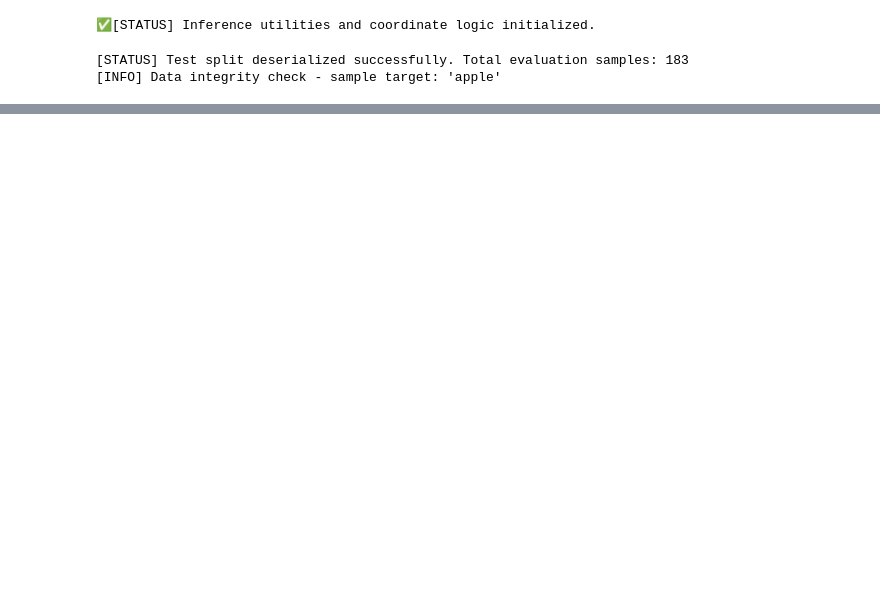
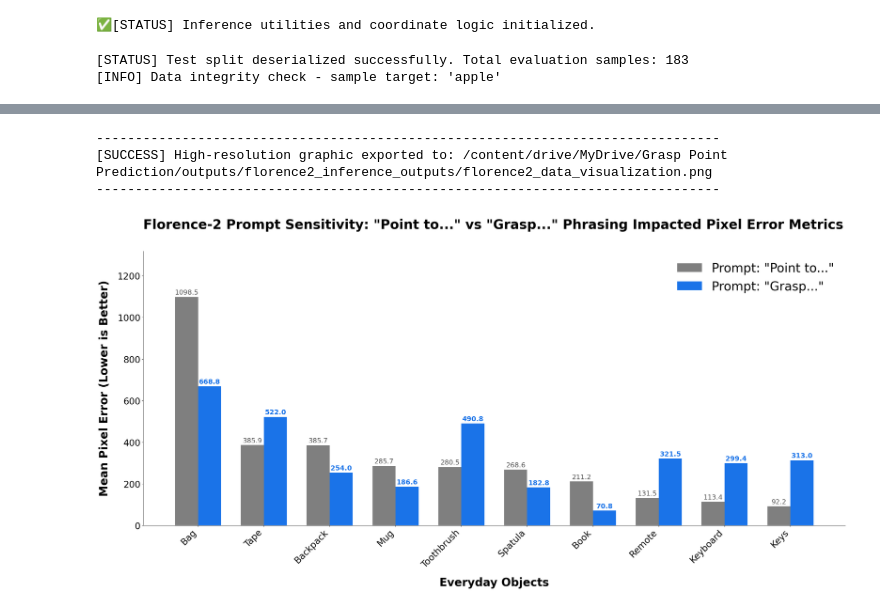
Before and after one commit to priyagautham28/grasp-point-prediction, a Jupyter notebook: notebooks/Florence2_Inference.ipynb, the cells around one changed output, grey strips where cells are left out. Drawn from its saved outputs; the diff is of its cells as text; code cells hidden in the pictures; blank space fills up the shorter version.

```diff
--- a/notebooks/Florence2_Inference.ipynb
+++ b/notebooks/Florence2_Inference.ipynb
@@ -499,29 +551,34 @@ for row in samples:
 # %%
 
 # ============================================================================================
-# Cell 9: Edge-Case Identification and Model Failure Characterization
+# Cell 10: Edge-Case Identification and Model Failure Characterization
 # ============================================================================================
-import pandas as pd
-
 if len(results) > 0:
     df_analysis = pd.DataFrame(results)
 
-    # Threshold exceeds the functionally acceptable radius for robotic manipulation.
+    # Instances where pixel error exceeds the functionally acceptable radius for robotic manipulation.
     threshold_failures = df_analysis[df_analysis['success_rate'] == 0]
 
-    print(f"[REPORT] Aggregate Threshold Failures (>50px error): {len(threshold_failures)}")
+    print(f"\n{' FAILURE CHARACTERIZATION REPORT '.center(TOTAL_WIDTH, '=')}\n")
+    print(f"[REPORT] Aggregate Threshold Failures (>50px error): {len(threshold_failures)} / {len(df_analysis)} samples")
 
     if not threshold_failures.empty:
         # Failure distribution analysis identifies systemic class-level bottlenecks.
+        # Top 5 Systemic Class Bottlenecks:
         print("\n[ANALYSIS] Distribution of class-specific localization failures:")
-        print(threshold_failures['label'].value_counts())
+        bottlenecks = threshold_failures['label'].value_counts().head(5)
+        for label, count in bottlenecks.items():
+            print(f"  -> {label.capitalize()}: {count} failures")
 
+        # Top 10 Diagnostic Edge-Cases
         print("\n[LOG] Diagnostic review candidates (Highest Error First):")
         worst_performers = threshold_failures.sort_values(by='avg_pixel_error', ascending=False)
 
         for _, row in worst_performers.head(10).iterrows():
             img_name = os.path.basename(row['image_path'])
-            print(f" - {img_name} ({row['label']}): Avg Error {row['avg_pixel_error']}px")
+            print(f" - {img_name:<16} (Target: {row['label']:<10}): Avg Error {row['avg_pixel_error']:>7.2f}px | Prompt Shift: {row['prompt_sensitivity']:>6.2f}px")
+
+    print(f"\n{CLI_SEP}\n")
 else:
     print("[CRITICAL WARNING] No successful results to analyze.")
 # %% [output]
@@ -632,0 +861,58 @@ print(f"[STATUS] Technical PDF report synthesized successfully: {PDF_PATH}")
+# %%
+
+# ============================================================================================
+# Cell 14: Data Visualization
+# ============================================================================================
+# Command Line Interface separator
+CLI_SEPARATOR = "-" * 80
+
+category_summary = df_analysis.groupby('label').agg(
+    avg_point=('pixel_error_point', 'mean'),
+    avg_grasp=('pixel_error_grasp', 'mean')
+).reset_index()
+
+category_summary['diff'] = abs(category_summary['avg_point'] - category_summary['avg_grasp'])
+top_10_variance = category_summary.sort_values(by='diff', ascending=False).head(10)
+
+top_categories = top_10_variance.sort_values(by='avg_point', ascending=False)
+
+labels = top_categories['label'].tolist()
+point_errs = top_categories['avg_point'].tolist()
+grasp_errs = top_categories['avg_grasp'].tolist()
+
+x = np.arange(len(labels))
+width = 0.35
+
+fig, ax = plt.subplots(figsize=(28, 14))
+rects1 = ax.bar(x - width/2, point_errs, width, label='Prompt: "Point to..."', color='#7F7F7F')
+rects2 = ax.bar(x + width/2, grasp_errs, width, label='Prompt: "Grasp..."', color='#1A73E8')
+
+headline_chart = ('Florence-2 Prompt Sensitivity: "Point to..." vs "Grasp..." Phrasing Impacted Pixel Error Metrics\n')
+
+ax.set_title(headline_chart, fontsize=35, fontweight='bold', loc='left', pad=20)
+ax.set_ylabel('Mean Pixel Error (Lower is Better)', fontsize=30, fontweight='bold', labelpad=20)
+ax.set_xlabel('Everyday Objects', fontsize=30, fontweight='bold', labelpad=20)
+ax.set_xticks(x)
+ax.tick_params(axis='both', labelsize=24)
+ax.set_xticklabels([label.capitalize() for label in labels], fontsize=24, rotation=45, ha='right')
+ax.spines['top'].set_visible(False)
+ax.spines['right'].set_visible(False)
+ax.legend(frameon=False, fontsize=33)
+ax.bar_label(rects1, padding=3, fmt='%.1f', color='#555555', fontsize=18)
+ax.bar_label(rects2, padding=3, fmt='%.1f', color='#1A73E8', fontweight='bold', fontsize=18)
+ax.set_ylim(0, max(point_errs) * 1.2)
+
+plt.tight_layout()
+
+print(CLI_SEPARATOR)
+CHART_PATH = os.path.join(OUTPUT_DIR, "florence2_data_visualization.png")
+plt.savefig(CHART_PATH, dpi=300, bbox_inches='tight')
+print(f"[SUCCESS] High-resolution graphic exported to: {CHART_PATH}")
+print(CLI_SEPARATOR)
+print("\n\n\n\n\n\n")
+plt.show()
+# %% [output]
+--------------------------------------------------------------------------------
+[SUCCESS] High-resolution graphic exported to: /content/drive/MyDrive/Grasp Point Prediction/outputs/florence2_inference_outputs/florence2_data_visualization.png
+--------------------------------------------------------------------------------
+[figure, added]
```
Also changed, not shown: parts of 14 cells of this notebook, 9 other files.
